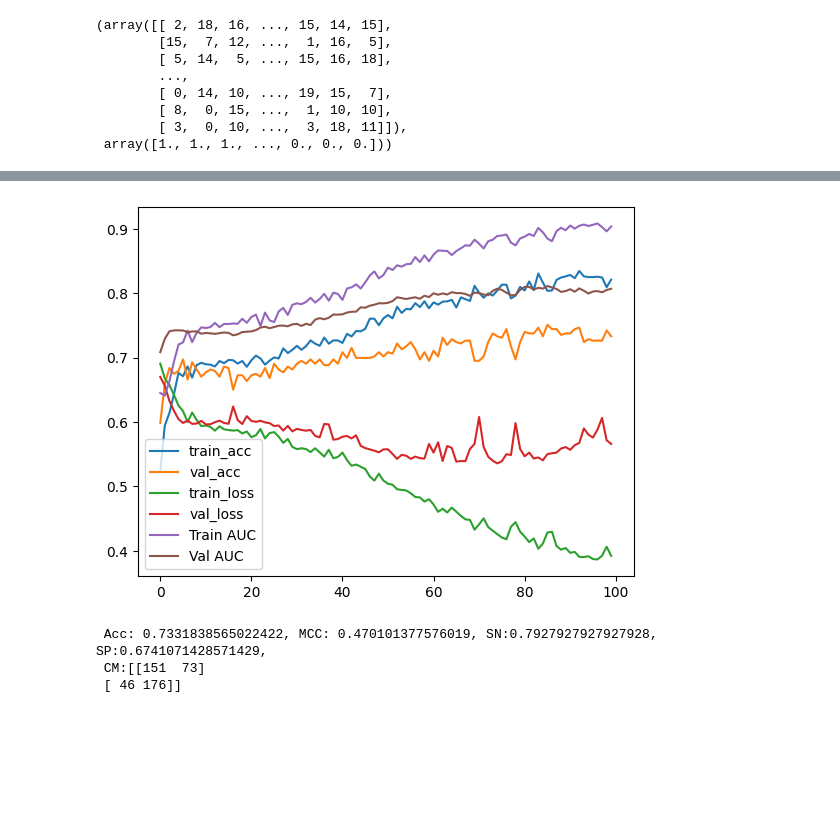
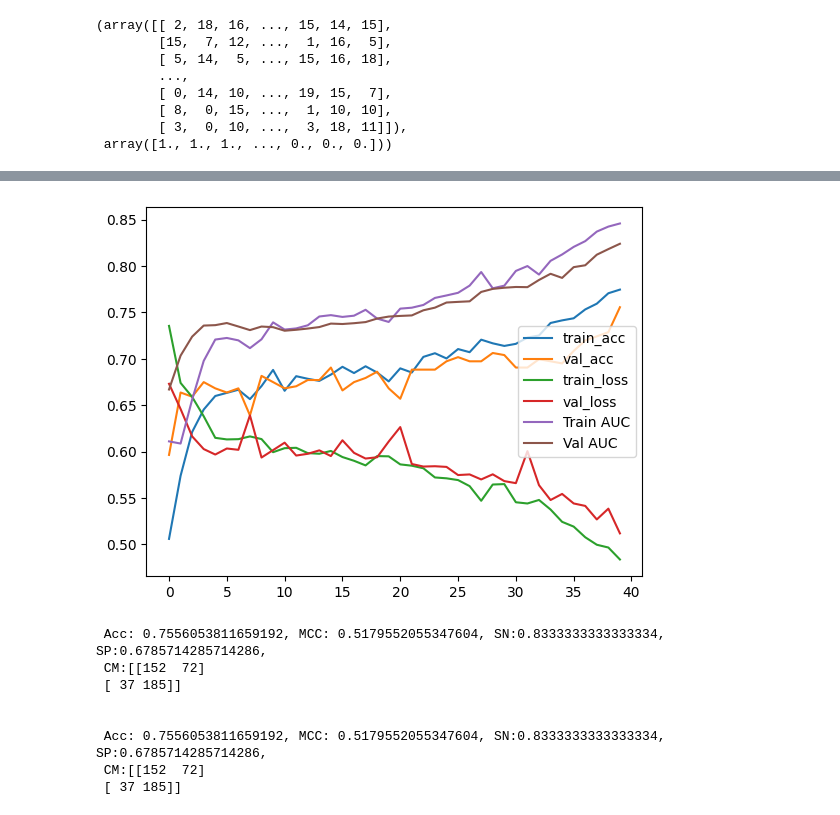
Before and after one commit to anuprulez/transformer_dephosphorylation, a Jupyter notebook: notebooks/train_prot_t5_ffn-no-pretraining.ipynb, the cells around one changed output, grey strips where cells are left out. Saved outputs shown, nothing was run; the diff lists cells and outputs as text; code cells hidden in the pictures; blank space fills up the shorter version.

```diff
--- a/notebooks/train_prot_t5_ffn-no-pretraining.ipynb
+++ b/notebooks/train_prot_t5_ffn-no-pretraining.ipynb
@@ -331,0 +314,17 @@ Epoch 25/25
+# %%
+loaded_model_A = CNN_model()
+loaded_model_A.load_weights("../models/no_pretrain_model_A.h5")
+y_pred = loaded_model_A.predict(X_test_CNN).reshape(test_ST_labels.shape[0],)
+y_pred = (y_pred > 0.5)
+y_pred = [int(i) for i in y_pred]
+test_ST_labels = np.array(test_ST_labels)
+y_pred = np.array(y_pred)
+
+cm = confusion_matrix(test_ST_labels, y_pred)
+mcc = matthews_corrcoef(test_ST_labels, y_pred)
+acc = accuracy_score(test_ST_labels, y_pred)
+
+sn = cm[1][1]/(cm[1][1]+cm[1][0])
+sp = cm[0][0]/(cm[0][0]+cm[0][1])
+
+print("\n Acc: %s, MCC: %s, SN:%s, SP:%s, \n CM:%s" %(str(acc), str(mcc), str(sn), str(sp), cm))
@@ -387,19 +420,25 @@ Epoch 10/10
 model_C = transformer_model()
 model_C.compile(optimizer=Adam(learning_rate=1e-3), loss=BinaryCrossentropy(), metrics=metrics)
 
-model_C.summary()
+#model_C.summary()
 
 print("Training Transformer model...")
 
-n_epo_transformer = 100
+n_epo_transformer = 40
+
+checkpointer = ModelCheckpoint(filepath="../models/no_pretrain_model_C.h5",
+                                monitor = "val_accuracy",
+                                verbose=0,
+                                save_weights_only=True,
+                                save_best_only=True)
 
 #early_stopping = tf.keras.callbacks.EarlyStopping(monitor='val_accuracy',patience=7,mode='auto')
 
-history_C = model_C.fit(X_train_CNN, train_ST_labels, batch_size=256, epochs=n_epo_transformer, verbose=1,callbacks=[]
-                        , validation_data=(X_test_CNN, test_ST_labels))
+history_C = model_C.fit(X_train_CNN, train_ST_labels, batch_size=256, epochs=n_epo_transformer, verbose=1,
+                        callbacks=[checkpointer], validation_data=(X_test_CNN, test_ST_labels))
 
 # Save model
-model_C.save_weights('../models/no_pretrain_model_C.h5')
+#model_C.save_weights('../models/no_pretrain_model_C.h5')
 
 y_pred = model_C.predict(X_test_CNN).reshape(test_ST_labels.shape[0],)
 y_pred = (y_pred > 0.5)
@@ -417,4 +456,23 @@ sp = cm[0][0]/(cm[0][0]+cm[0][1])
 #save plot
 plot(history_C)
 print("\n Acc: %s, MCC: %s, SN:%s, SP:%s, \n CM:%s" %(str(acc), str(mcc), str(sn), str(sp), cm))
+
+print()
+
+loaded_model_C = transformer_model()
+loaded_model_C.load_weights("../models/no_pretrain_model_C.h5")
+y_pred = loaded_model_C.predict(X_test_CNN).reshape(test_ST_labels.shape[0],)
+y_pred = (y_pred > 0.5)
+y_pred = [int(i) for i in y_pred]
+test_ST_labels = np.array(test_ST_labels)
+y_pred = np.array(y_pred)
+
+cm = confusion_matrix(test_ST_labels, y_pred)
+mcc = matthews_corrcoef(test_ST_labels, y_pred)
+acc = accuracy_score(test_ST_labels, y_pred)
+
+sn = cm[1][1]/(cm[1][1]+cm[1][0])
+sp = cm[0][0]/(cm[0][0]+cm[0][1])
+
+print("\n Acc: %s, MCC: %s, SN:%s, SP:%s, \n CM:%s" %(str(acc), str(mcc), str(sn), str(sp), cm))
 # %% [output]
@@ -438,7 +496,12 @@ Epoch 100/100
-[figure, old version]
+[figure, new version]
- Acc: 0.7331838565022422, MCC: 0.470101377576019, SN:0.7927927927927928, SP:0.6741071428571429,
- CM:[[151  73]
- [ 46 176]]
+ Acc: 0.7556053811659192, MCC: 0.5179552055347604, SN:0.8333333333333334, SP:0.6785714285714286,
+ CM:[[152  72]
+ [ 37 185]]
+
+
+ Acc: 0.7556053811659192, MCC: 0.5179552055347604, SN:0.8333333333333334, SP:0.6785714285714286,
+ CM:[[152  72]
+ [ 37 185]]
 # %%
 # load models from file
 def load_A_models():
```
Also changed, not shown: parts of 12 cells of this notebook, 11 other files.
